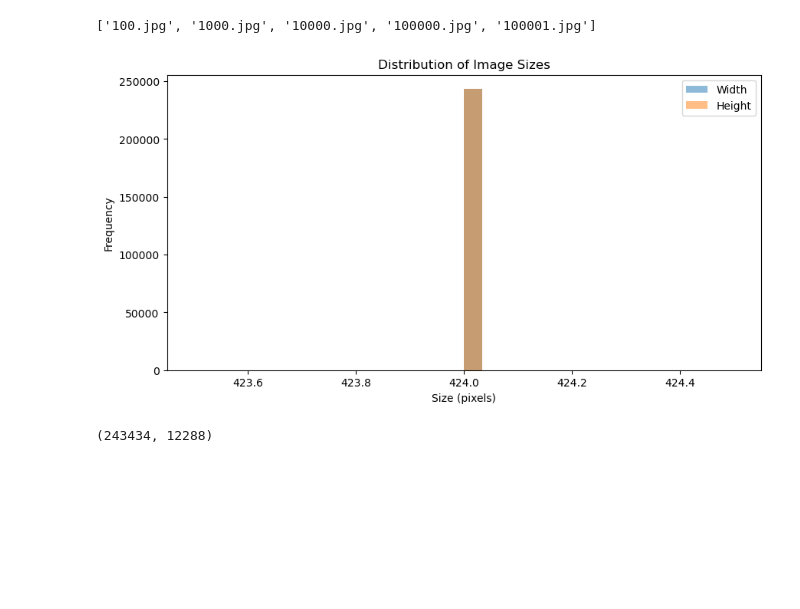
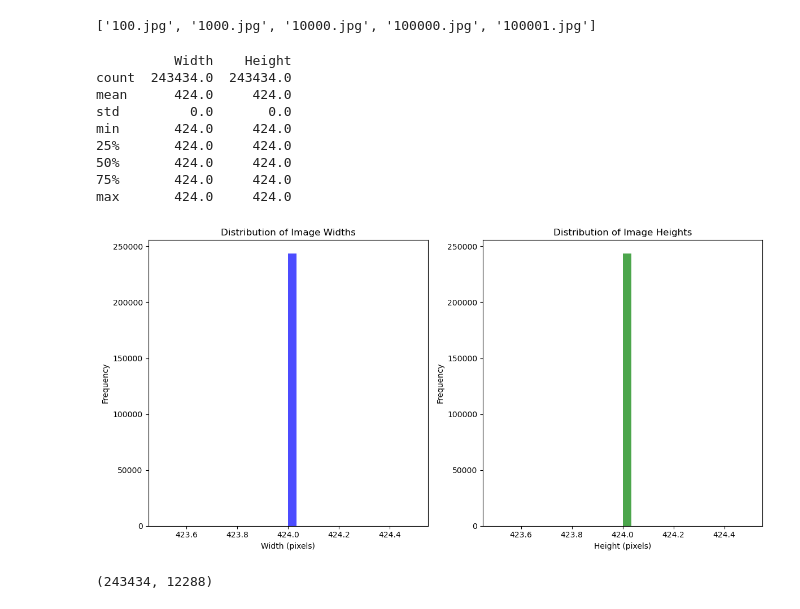
Before and after one commit to mickuk/Wst-p_do_uczenia_maszynowego, a Jupyter notebook: Projekt 2 - Klasteryzacja/projekt2.ipynb, the cells around one changed output. Drawn from its saved outputs; the diff is of its cells as text; code cells hidden in the pictures; blank space fills up the shorter version.

```diff
--- a/Projekt 2 - Klasteryzacja/projekt2.ipynb
+++ b/Projekt 2 - Klasteryzacja/projekt2.ipynb
@@ -103,29 +103,51 @@ print(image_files[:5])
 # %% [output]
 ['100.jpg', '1000.jpg', '10000.jpg', '100000.jpg', '100001.jpg']
 # %%
+import pandas as pd
+import numpy as np
+import matplotlib.pyplot as plt
 import os
 from PIL import Image
 
 image_sizes = []
 for file in image_files:
     image_path = os.path.join(images_path, file)
     with Image.open(image_path) as img:
         image_sizes.append(img.size)
 
 sizes_df = pd.DataFrame(image_sizes, columns=['Width', 'Height'])
-sizes_df.describe()
+print(sizes_df.describe())
 
-# Histogram rozmiarów
-plt.figure(figsize=(10, 5))
-plt.hist(sizes_df['Width'], bins=30, alpha=0.5, label='Width')
-plt.hist(sizes_df['Height'], bins=30, alpha=0.5, label='Height')
-plt.xlabel('Size (pixels)')
+# Histogramy rozmiarów na oddzielnych wykresach
+plt.figure(figsize=(12, 6))
+
+# Histogram szerokości
+plt.subplot(1, 2, 1)
+plt.hist(sizes_df['Width'], bins=30, alpha=0.7, label='Width', color='blue')
+plt.xlabel('Width (pixels)')
 plt.ylabel('Frequency')
-plt.title('Distribution of Image Sizes')
-plt.legend()
+plt.title('Distribution of Image Widths')
+
+# Histogram wysokości
+plt.subplot(1, 2, 2)
+plt.hist(sizes_df['Height'], bins=30, alpha=0.7, label='Height', color='green')
+plt.xlabel('Height (pixels)')
+plt.ylabel('Frequency')
+plt.title('Distribution of Image Heights')
+
+plt.tight_layout()
 plt.show()
 # %% [output]
+          Width    Height
+count  243434.0  243434.0
+mean      424.0     424.0
+std         0.0       0.0
+min       424.0     424.0
+25%       424.0     424.0
+50%       424.0     424.0
+75%       424.0     424.0
+max       424.0     424.0
-[figure, old version]
+[figure, new version]
 # %%
 def preprocess_image(image_path, size=(64, 64)):
     try:
```
Also changed, not shown: parts of 6 cells of this notebook.
